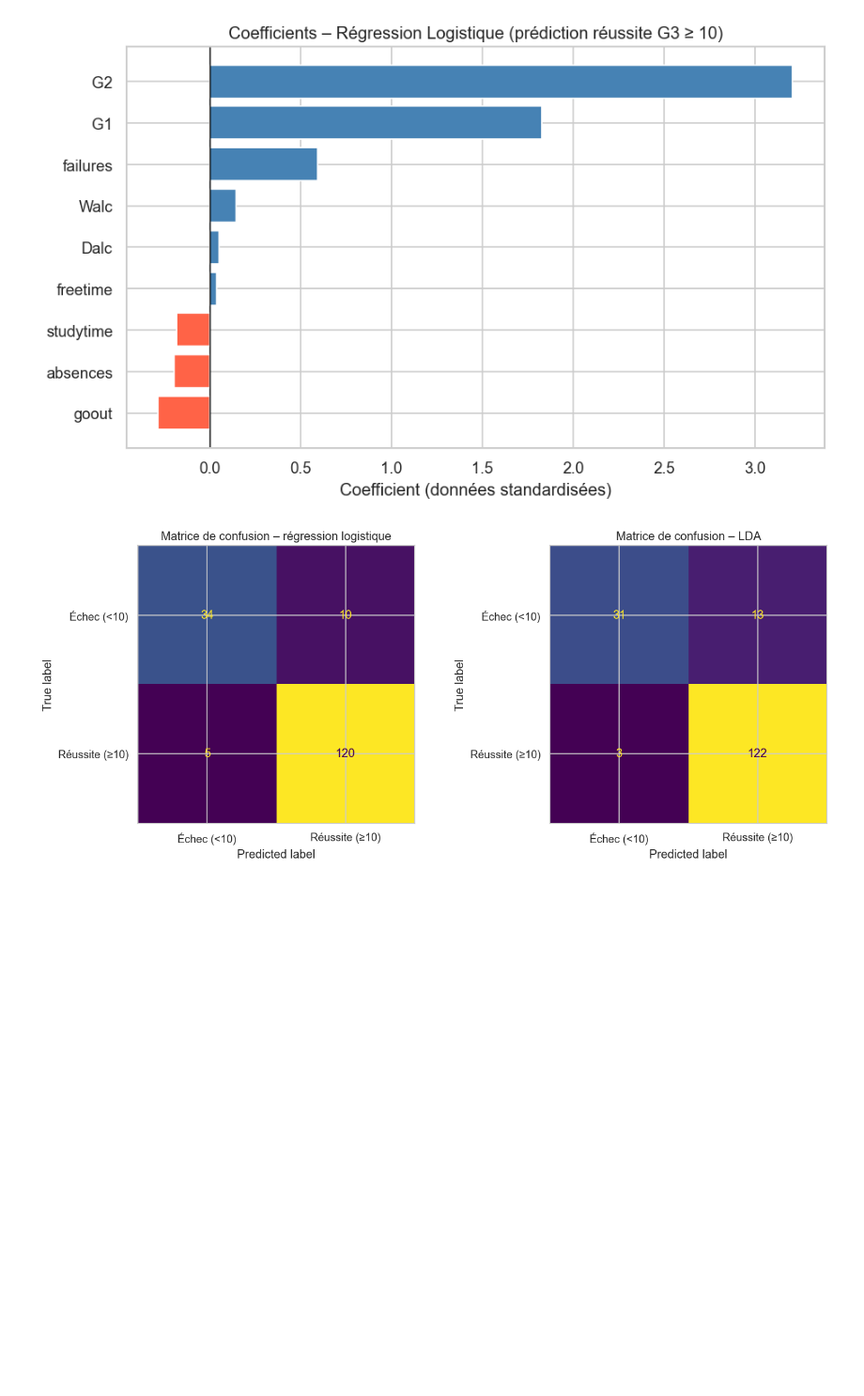
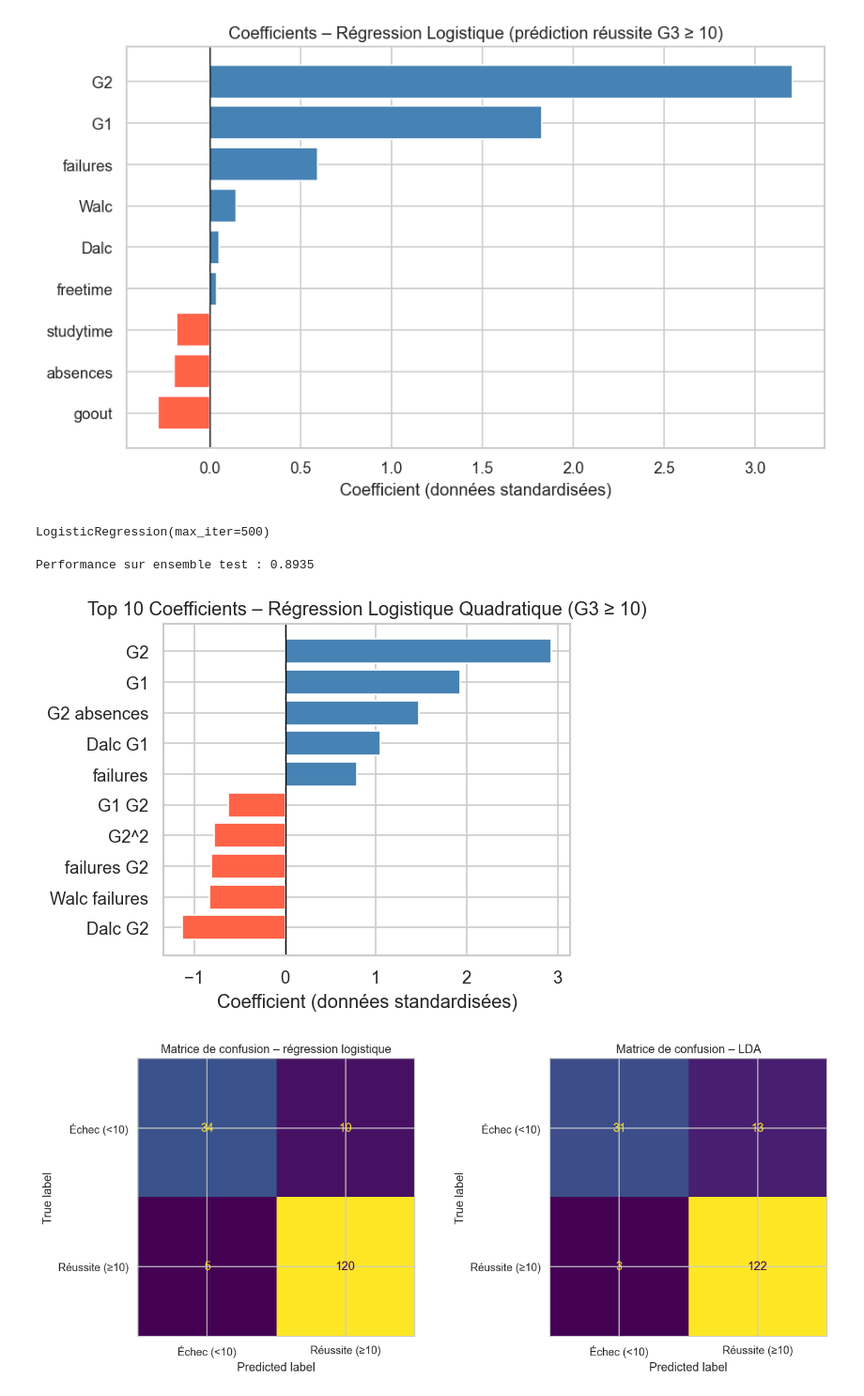
Before and after one commit to Menak49/alcohol-consumption-data-analysis, a Jupyter notebook: source/reponses_questions.ipynb, the cells around one changed output. Shown at 94% size. Drawn from its saved outputs; the diff is of its cells as text; code cells hidden in the pictures; blank space fills up the shorter version.

Commit message:
reg log quad + tests stat pr selection variables

```diff
--- a/source/reponses_questions.ipynb
+++ b/source/reponses_questions.ipynb
@@ -759,6 +765,42 @@ plt.show()
 # %% [output]
 Performance sur ensemble test : 0.9112
 [figure]
+# %%
+# Régression Logistique Quadratique
+poly = PolynomialFeatures(degree=2)
+X_train_quad = poly.fit_transform(X_train)
+
+lr_quad = LogisticRegression(max_iter=500)
+lr_quad.fit(X_train_quad, y_train)
+# %% [output]
+LogisticRegression(max_iter=500)
+# %%
+X_test_quad = poly.transform(X_test)
+print(f"\nPerformance sur ensemble test : {lr_quad.score(X_test_quad, y_test):.4f}")
+
+quad_cols = poly.get_feature_names_out(pred_cols)
+
+coef_df = pd.DataFrame({
+    "Variable": quad_cols,
+    "Coefficient": lr_quad.coef_[0]
+}).sort_values("Coefficient")
+
+coef_df_top = pd.concat([coef_df.head(5), coef_df.tail(5)])
+
+fig, ax = plt.subplots(figsize=(5, 4))
+colors = ["tomato" if c < 0 else "steelblue" for c in coef_df_top["Coefficient"]]
+
+ax.barh(coef_df_top["Variable"], coef_df_top["Coefficient"], color=colors)
+ax.axvline(0, color="black", linewidth=0.8)
+
+ax.set_title("Top 10 Coefficients – Régression Logistique Quadratique (G3 ≥ 10)")
+ax.set_xlabel("Coefficient (données standardisées)")
+
+plt.tight_layout()
+plt.show()
+# %% [output]
+Performance sur ensemble test : 0.8935
+[figure, added]
 # %%
 # Matrice de confusion Régrassion Logistique vs LDA (les deux modèles les plus accurates)
 fig, axes = plt.subplots(1, 2, figsize=(12, 5))
```
Also changed, not shown: parts of 8 cells of this notebook.
